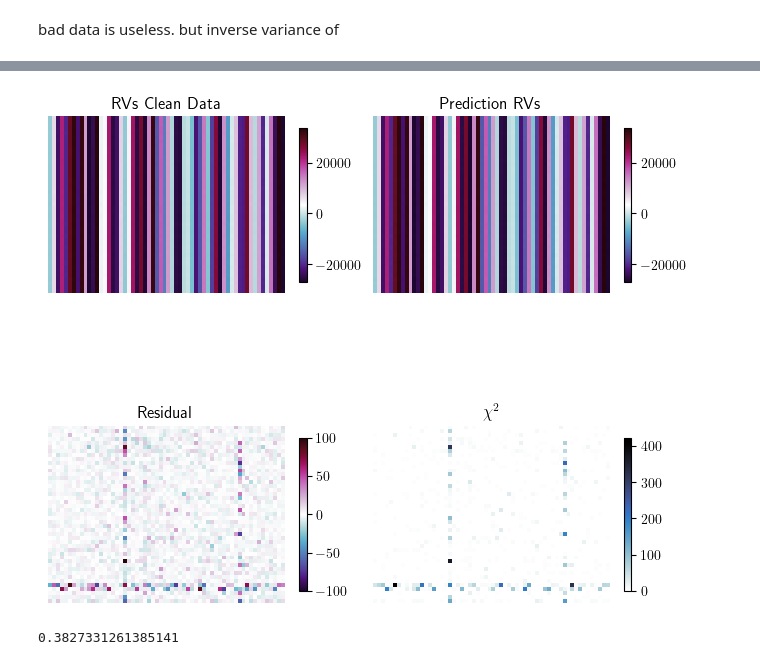
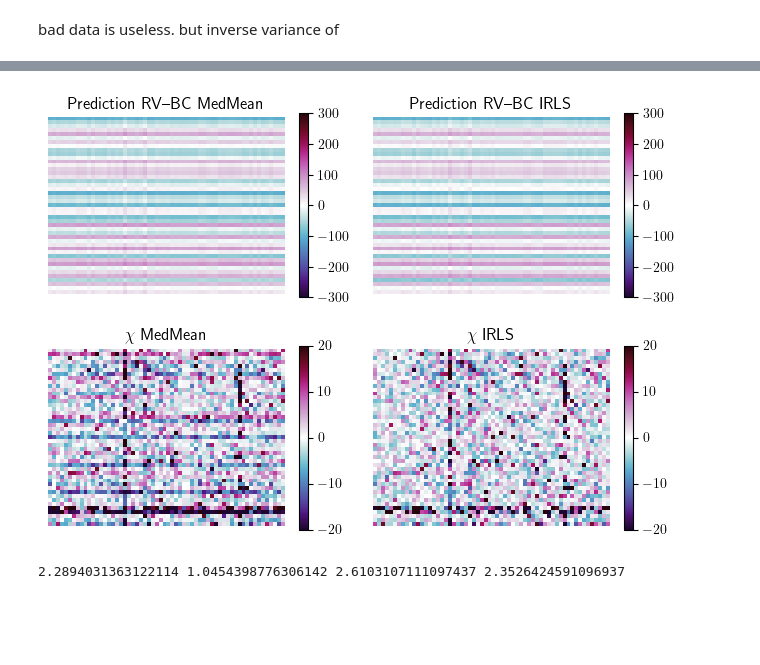
Before and after one commit to mdd423/RRVCombination, a Jupyter notebook: hogg-5.2-make-fake-data.ipynb, the cells around one changed output, grey strips where cells are left out. Cells and saved outputs as stored; diff of their text form; code cells hidden in the pictures; blank space fills up the shorter version.

```diff
--- a/hogg-5.2-make-fake-data.ipynb
+++ b/hogg-5.2-make-fake-data.ipynb
@@ -699,35 +273,71 @@ prediction_rvs = \
+# %%
+# now: What's the best Daunt can possibly do?
+best_possible_ivar = 1. / sigmas ** 2       # true ivar, not reported ivar
+best_possible_ivar[bad_chunk_ind_2,:] = 0.  # can't predict the bad chunks
+best_possible_ivar[:,bad_epoch_ind_2] = 0.  # can't predict the bad epochs
+best_possible_ivar[bad_both_ind_2[:,0],bad_both_ind_2[:,1]] = 0.  # can't predict the bad points
 # %%
 mappable = cmasher.viola
  # - bc_approx + bc_approx.mean()
-fig,axes = plt.subplots(2,2,figsize=(8,8))
+fig,axes = plt.subplots(2,2,figsize=(8,6))
+
+rv_plt_range_min = -3e2
+rv_plt_range_max = 3e2
+res_plt_range = 20
 axes=axes.flatten()
-im1 = axes[0].imshow(rvs_clean ,cmap=mappable)
-im2 = axes[1].imshow(prediction_rvs,cmap=mappable)
-im3 = axes[2].imshow(rvs_clean - prediction_rvs,cmap=mappable,vmin=-100,vmax=100)
-im4 = axes[3].imshow(0.5/reported_sigmas**2 * (rvs_clean - prediction_rvs)**2,cmap=cmasher.arctic_r,vmin=0)
+im1 = axes[0].imshow(prediction_other-bc_approx,cmap=mappable,vmin=rv_plt_range_min,vmax=rv_plt_range_max)
+im2 = axes[1].imshow(prediction_rvs-bc_approx,cmap=mappable,vmin=rv_plt_range_min,vmax=rv_plt_range_max)
+im3 = axes[2].imshow((est_rvs - prediction_other),cmap=mappable,vmin=-res_plt_range,vmax=res_plt_range)
+im4 = axes[3].imshow((est_rvs - prediction_rvs),cmap=mappable,vmin=-res_plt_range,vmax=res_plt_range)
 axes[0].axis('off')
-axes[0].set_title('RVs Clean Data')
+axes[0].set_title('Prediction RV--BC MedMean')
 axes[1].axis('off')
-axes[1].set_title('Prediction RVs')
+axes[1].set_title('Prediction RV--BC IRLS')
 axes[2].axis('off')
-axes[2].set_title('Residual')
+axes[2].set_title('$\chi$ MedMean')
 axes[3].axis('off')
-axes[3].set_title('$\chi^2$')
-plt.colorbar(im1,ax=axes[0],shrink=0.5)
-plt.colorbar(im2,ax=axes[1],shrink=0.5)
-plt.colorbar(im3,ax=axes[2],shrink=0.5)
-plt.colorbar(im4,ax=axes[3],shrink=0.5)
+axes[3].set_title('$\chi$ IRLS')
+plt.colorbar(im1,ax=axes[0],shrink=0.8)
+plt.colorbar(im2,ax=axes[1],shrink=0.8)
+plt.colorbar(im3,ax=axes[2],shrink=0.8)
+plt.colorbar(im4,ax=axes[3],shrink=0.8)
 plt.subplots_adjust(hspace=0.01,wspace=0.1)
-# plt.savefig(os.path.join(out_dir,'sim_data_summary.png'),dpi=200,bbox_inches='tight')
+plt.savefig(os.path.join(out_dir,'chi_loocv_image.png'),dpi=200,bbox_inches='tight')
 plt.show()
 
-plt.title('$\chi^2$ histogram')
-print(np.median((0.5/reported_sigmas**2 * (rvs_clean - prediction_rvs)**2).flatten()))
-bins = np.logspace(np.log((0.5/reported_sigmas**2 * (rvs_clean - prediction_rvs)**2).min()),np.log((0.5/reported_sigmas**2 * (rvs_clean - prediction_rvs)**2).max()),100)
-plt.hist((0.5/reported_sigmas**2 * (rvs_clean - prediction_rvs)**2).flatten(),bins=bins)
-plt.yscale('log')
-plt.xscale('log')
+def gaussian_pdf(x,mu=0,sigma=1):
+    return np.sqrt(1/(np.pi*2*sigma**2)) * np.exp(-(x - mu)**2/(2*sigma**2))
+
+TINY = np.median(best_possible_ivar)*1e-6
+good = best_possible_ivar.flatten() > TINY
+chi_loocv_pred = ((est_rvs - prediction_rvs)/reported_sigmas).flatten()
+chi_loocv_true = ((est_rvs - prediction_rvs)/(1/np.sqrt(best_possible_ivar))).flatten()
+
+
+chi_loocv_pred_other = ((est_rvs - prediction_other)/reported_sigmas).flatten()
+chi_loocv_true_other = ((est_rvs - prediction_other)/(1/np.sqrt(best_possible_ivar))).flatten()
+
+print(np.sqrt(np.nanmean(chi_loocv_pred[good]**2)),np.sqrt(np.nanmean(chi_loocv_true[good]**2)),np.sqrt(np.nanmean(chi_loocv_pred_other[good]**2)),np.sqrt(np.nanmean(chi_loocv_true_other[good]**2)))
+plt.title('$\chi$ distribution')
+xspace = np.linspace(np.min(((est_rvs - prediction_rvs)/reported_sigmas).flatten()),np.max(((est_rvs - prediction_rvs)/reported_sigmas).flatten()),1000)
+# print(np.median((0.5/reported_sigmas**2 * (rvs_clean - prediction_rvs)**2).flatten()))
+# bins = np.logspace(np.log((0.5/reported_sigmas**2 * (rvs_clean - prediction_rvs)**2).min()),np.log((0.5/reported_sigmas**2 * (rvs_clean - prediction_rvs)**2).max()),100)
+bins = np.linspace(((est_rvs - prediction_rvs)/reported_sigmas).min(),((est_rvs - prediction_rvs)/reported_sigmas).max(),500)
+plt.hist(chi_loocv_pred,bins=bins,density=True,color='red',alpha=0.3,label='Reported IRLS')
+
+plt.hist(chi_loocv_true,bins=bins,density=True,color='Green',alpha=0.3,label='True IRLS')
+
+plt.hist(chi_loocv_pred_other,bins=bins,density=True,color='blue',alpha=0.3,label='Reported MedMean')
+
+plt.hist(chi_loocv_true_other,bins=bins,density=True,color='Orange',alpha=0.3,label='True MedMean')
+plt.plot(xspace,gaussian_pdf(xspace),color='black',linestyle='--',alpha=0.5,label='Gaussian PDF')
+plt.legend()
+plt.xlim(-5,5)
+plt.ylim(-0.1,1)
+plt.savefig(os.path.join(out_dir,'chi_loocv.png'),dpi=200,bbox_inches='tight')
+# plt.yscale('log')
+# plt.xscale('log')
 plt.show()
 # %% [output]
-[figure, old version]
+[figure, new version]
-0.3827331261385141
+2.2894031363122114 1.0454398776306142 2.6103107111097437 2.3526424591096937
```
Also changed, not shown: parts of 17 cells of this notebook, 1 other file.
